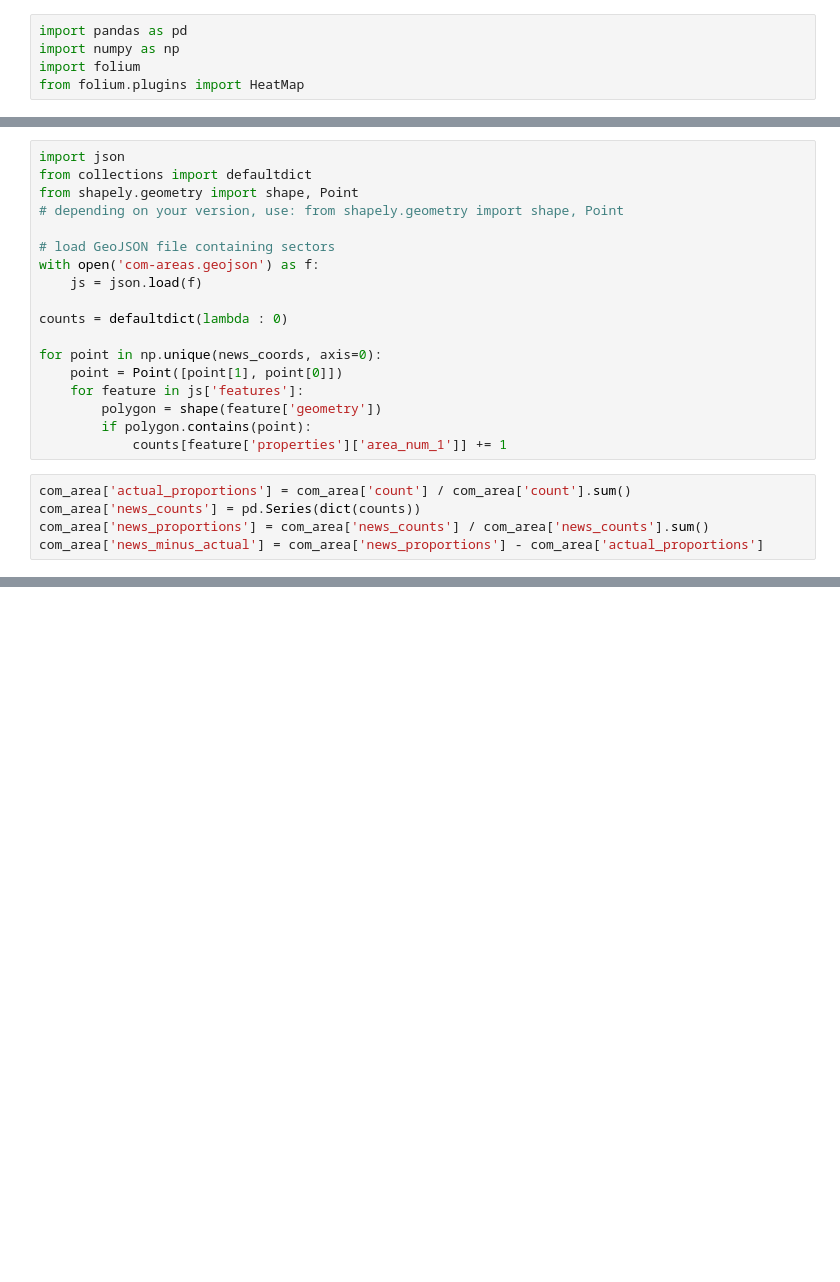
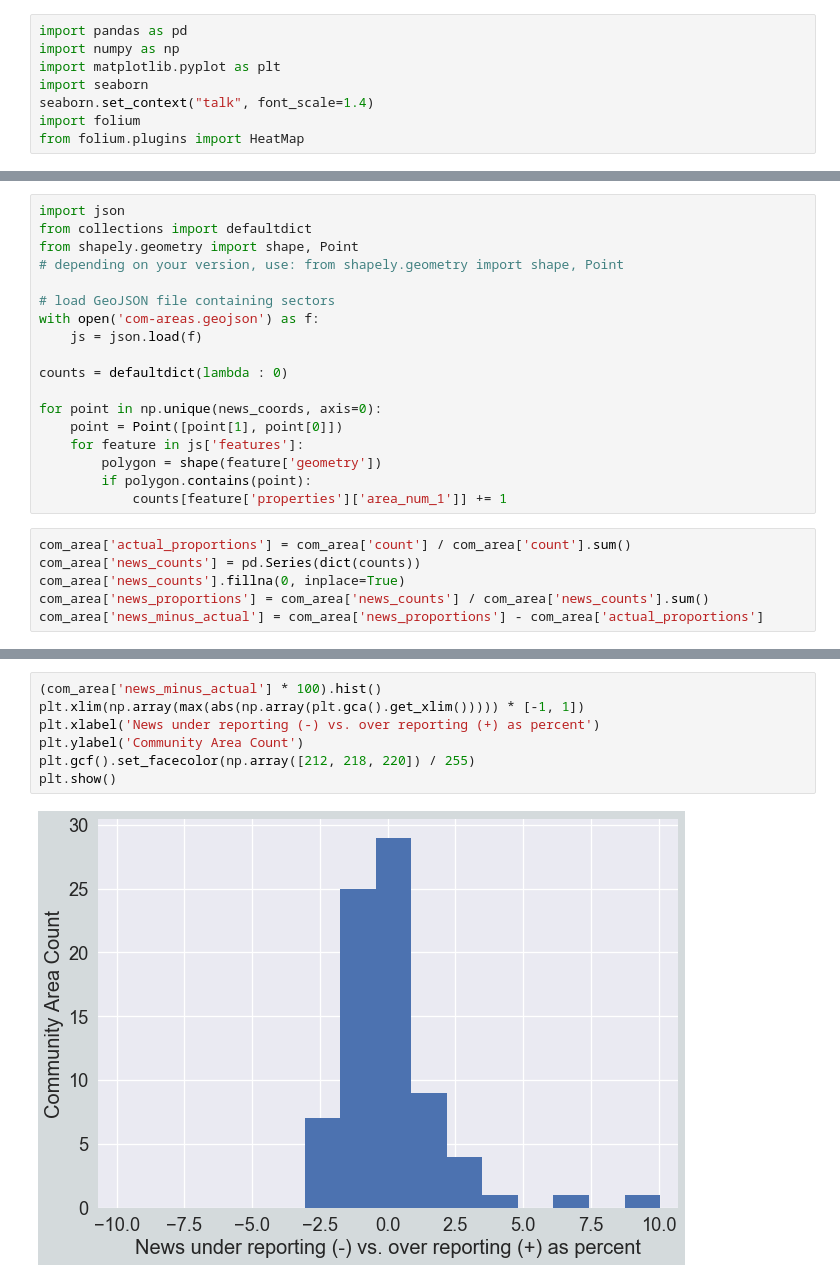
Before and after one commit to kbrose/article-tagging, a Jupyter notebook: lib/notebooks/sexual-assault-map.ipynb, the cells around one changed output, grey strips where cells are left out. Cells and saved outputs as stored; diff of their text form; blank space fills up the shorter version.

```diff
--- a/lib/notebooks/sexual-assault-map.ipynb
+++ b/lib/notebooks/sexual-assault-map.ipynb
@@ -1,6 +1,9 @@
 # %%
 import pandas as pd
 import numpy as np
+import matplotlib.pyplot as plt
+import seaborn
+seaborn.set_context("talk", font_scale=1.4)
 import folium
 from folium.plugins import HeatMap
 # %%
@@ -71,6 +74,7 @@ for point in np.unique(news_coords, axis=0):
 # %%
 com_area['actual_proportions'] = com_area['count'] / com_area['count'].sum()
 com_area['news_counts'] = pd.Series(dict(counts))
+com_area['news_counts'].fillna(0, inplace=True)
 com_area['news_proportions'] = com_area['news_counts'] / com_area['news_counts'].sum()
 com_area['news_minus_actual'] = com_area['news_proportions'] - com_area['actual_proportions']
 # %%
@@ -103,0 +106,9 @@ m.save('sexual-assault-map.html')
+# %%
+(com_area['news_minus_actual'] * 100).hist()
+plt.xlim(np.array(max(abs(np.array(plt.gca().get_xlim())))) * [-1, 1])
+plt.xlabel('News under reporting (-) vs. over reporting (+) as percent')
+plt.ylabel('Community Area Count')
+plt.gcf().set_facecolor(np.array([212, 218, 220]) / 255)
+plt.show()
+# %% [output]
+[figure, added]
```
Also changed, not shown: parts of 3 cells of this notebook, 10 other files.
